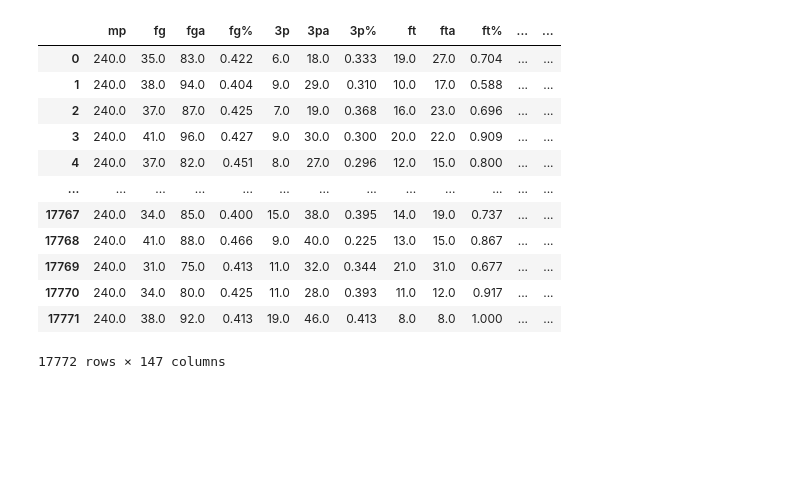
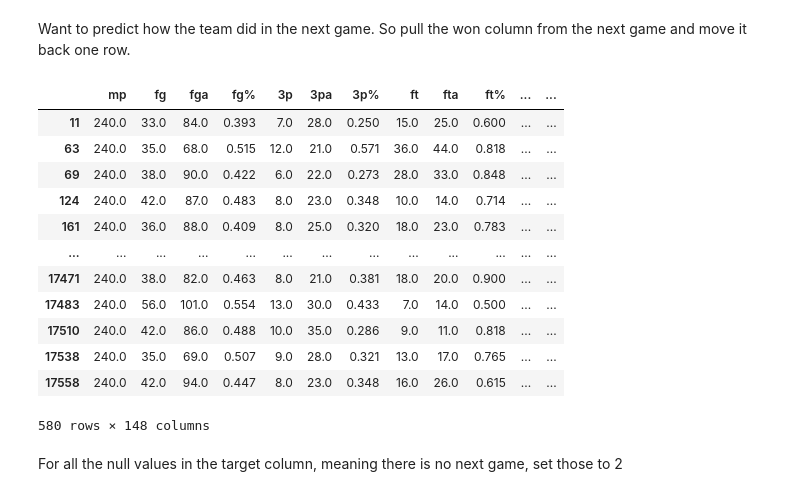
Before and after one commit to shubhroses/nba-game-prediction, a Jupyter notebook: notebooks/predict_live.ipynb, the cells around one changed output. Saved outputs shown, nothing was run; the diff lists cells and outputs as text; code cells hidden in the pictures; blank space fills up the shorter version.

```diff
--- a/notebooks/predict_live.ipynb
+++ b/notebooks/predict_live.ipynb
@@ -26,23 +10,29 @@ df = df.reset_index(drop=True)
 del df["mp.1"]
 del df["mp_opp.1"]
 del df["index_opp"]
+# %% [markdown]
+Want to predict how the team did in the next game. So pull the won column from the next game and move it back one row.
 # %%
 def add_target(team):
     team["target"] = team["won"].shift(-1)
-    return group
+    return team
 
 df = df.groupby("team", group_keys=False).apply(add_target)
-# %% [output]
-|  | mp | fg | fga | fg% | 3p | 3pa | 3p% | ft | fta | ft% | ... | ... |
-| 0 | 240.0 | 35.0 | 83.0 | 0.422 | 6.0 | 18.0 | 0.333 | 19.0 | 27.0 | 0.704 | ... | ... |
-| 1 | 240.0 | 38.0 | 94.0 | 0.404 | 9.0 | 29.0 | 0.310 | 10.0 | 17.0 | 0.588 | ... | ... |
-| 2 | 240.0 | 37.0 | 87.0 | 0.425 | 7.0 | 19.0 | 0.368 | 16.0 | 23.0 | 0.696 | ... | ... |
-| 3 | 240.0 | 41.0 | 96.0 | 0.427 | 9.0 | 30.0 | 0.300 | 20.0 | 22.0 | 0.909 | ... | ... |
-| 4 | 240.0 | 37.0 | 82.0 | 0.451 | 8.0 | 27.0 | 0.296 | 12.0 | 15.0 | 0.800 | ... | ... |
-| ... | ... | ... | ... | ... | ... | ... | ... | ... | ... | ... | ... | ... |
-| 17767 | 240.0 | 34.0 | 85.0 | 0.400 | 15.0 | 38.0 | 0.395 | 14.0 | 19.0 | 0.737 | ... | ... |
-| 17768 | 240.0 | 41.0 | 88.0 | 0.466 | 9.0 | 40.0 | 0.225 | 13.0 | 15.0 | 0.867 | ... | ... |
-| 17769 | 240.0 | 31.0 | 75.0 | 0.413 | 11.0 | 32.0 | 0.344 | 21.0 | 31.0 | 0.677 | ... | ... |
-| 17770 | 240.0 | 34.0 | 80.0 | 0.425 | 11.0 | 28.0 | 0.393 | 11.0 | 12.0 | 0.917 | ... | ... |
-| 17771 | 240.0 | 38.0 | 92.0 | 0.413 | 19.0 | 46.0 | 0.413 | 8.0 | 8.0 | 1.000 | ... | ... |
-17772 rows × 147 columns
+# %%
+df[df["team"] == "WAS"]
+# %% [output]
+|  | mp | fg | fga | fg% | 3p | 3pa | 3p% | ft | fta | ft% | ... | ... |
+| 11 | 240.0 | 33.0 | 84.0 | 0.393 | 7.0 | 28.0 | 0.250 | 15.0 | 25.0 | 0.600 | ... | ... |
+| 63 | 240.0 | 35.0 | 68.0 | 0.515 | 12.0 | 21.0 | 0.571 | 36.0 | 44.0 | 0.818 | ... | ... |
+| 69 | 240.0 | 38.0 | 90.0 | 0.422 | 6.0 | 22.0 | 0.273 | 28.0 | 33.0 | 0.848 | ... | ... |
+| 124 | 240.0 | 42.0 | 87.0 | 0.483 | 8.0 | 23.0 | 0.348 | 10.0 | 14.0 | 0.714 | ... | ... |
+| 161 | 240.0 | 36.0 | 88.0 | 0.409 | 8.0 | 25.0 | 0.320 | 18.0 | 23.0 | 0.783 | ... | ... |
+| ... | ... | ... | ... | ... | ... | ... | ... | ... | ... | ... | ... | ... |
+| 17471 | 240.0 | 38.0 | 82.0 | 0.463 | 8.0 | 21.0 | 0.381 | 18.0 | 20.0 | 0.900 | ... | ... |
+| 17483 | 240.0 | 56.0 | 101.0 | 0.554 | 13.0 | 30.0 | 0.433 | 7.0 | 14.0 | 0.500 | ... | ... |
+| 17510 | 240.0 | 42.0 | 86.0 | 0.488 | 10.0 | 35.0 | 0.286 | 9.0 | 11.0 | 0.818 | ... | ... |
+| 17538 | 240.0 | 35.0 | 69.0 | 0.507 | 9.0 | 28.0 | 0.321 | 13.0 | 17.0 | 0.765 | ... | ... |
+| 17558 | 240.0 | 42.0 | 94.0 | 0.447 | 8.0 | 23.0 | 0.348 | 16.0 | 26.0 | 0.615 | ... | ... |
+580 rows × 148 columns
+# %% [markdown]
+For all the null values in the target column, meaning there is no next game, set those to 2
```
Also changed, not shown: parts of 22 cells of this notebook, 1 other file.
